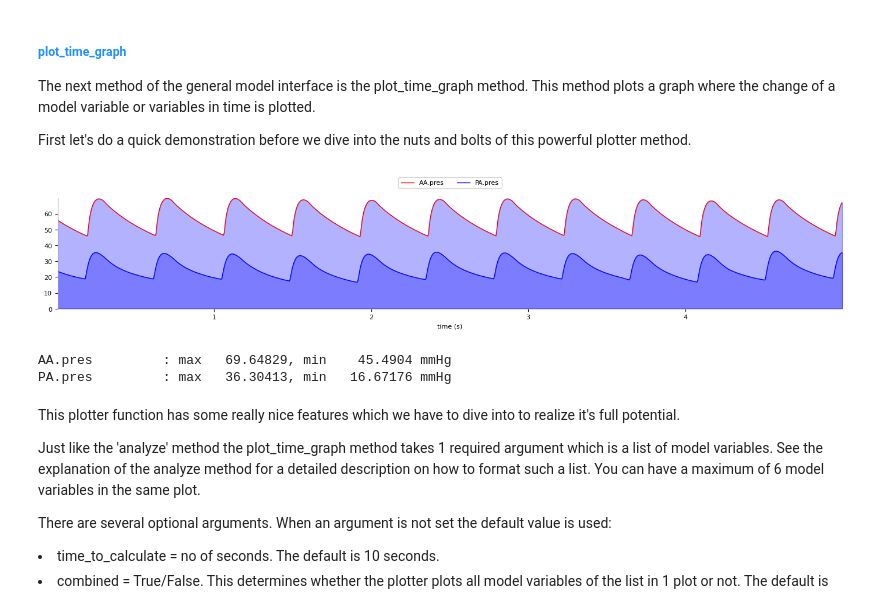
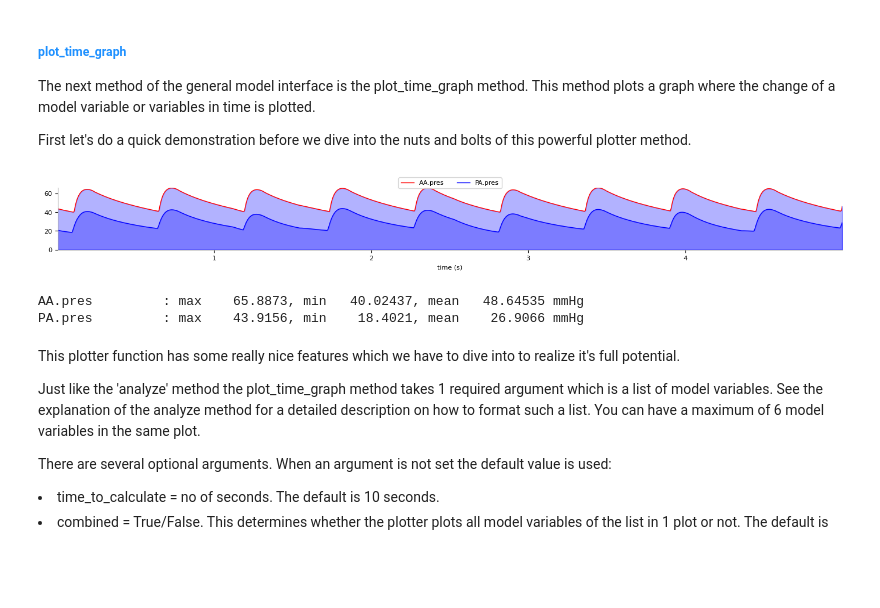
Before and after one commit to Dobutamine/explain-python, a Jupyter notebook: tutorial.ipynb, the cells around one changed output. Drawn from its saved outputs; the diff is of its cells as text; code cells hidden in the pictures; blank space fills up the shorter version.

```diff
--- a/tutorial.ipynb
+++ b/tutorial.ipynb
@@ -115,11 +115,13 @@ PA.pres         : max    35.8505, min   15.29125 mmHg
 
 <p>First let's do a quick demonstration before we dive into the nuts and bolts of this powerful plotter method.</p>
 # %%
-io.plot_time_graph(["AA.pres", "PA.pres"], time_to_calculate=5.0, analyze=True)
+pressures = io.plot_time_graph(
+    ["AA.pres", "PA.pres"], time_to_calculate=5.0, analyze=True
+)
 # %% [output]
-[figure, old version]
+[figure, new version]
-AA.pres         : max   69.64829, min    45.4904 mmHg
-PA.pres         : max   36.30413, min   16.67176 mmHg
+AA.pres         : max    65.8873, min   40.02437, mean   48.64535 mmHg
+PA.pres         : max    43.9156, min    18.4021, mean    26.9066 mmHg
 # %% [markdown]
 <p>This plotter function has some really nice features which we have to dive into to realize it's full potential. </p>
 
```
Also changed, not shown: parts of 3 cells of this notebook, 30 other files.
